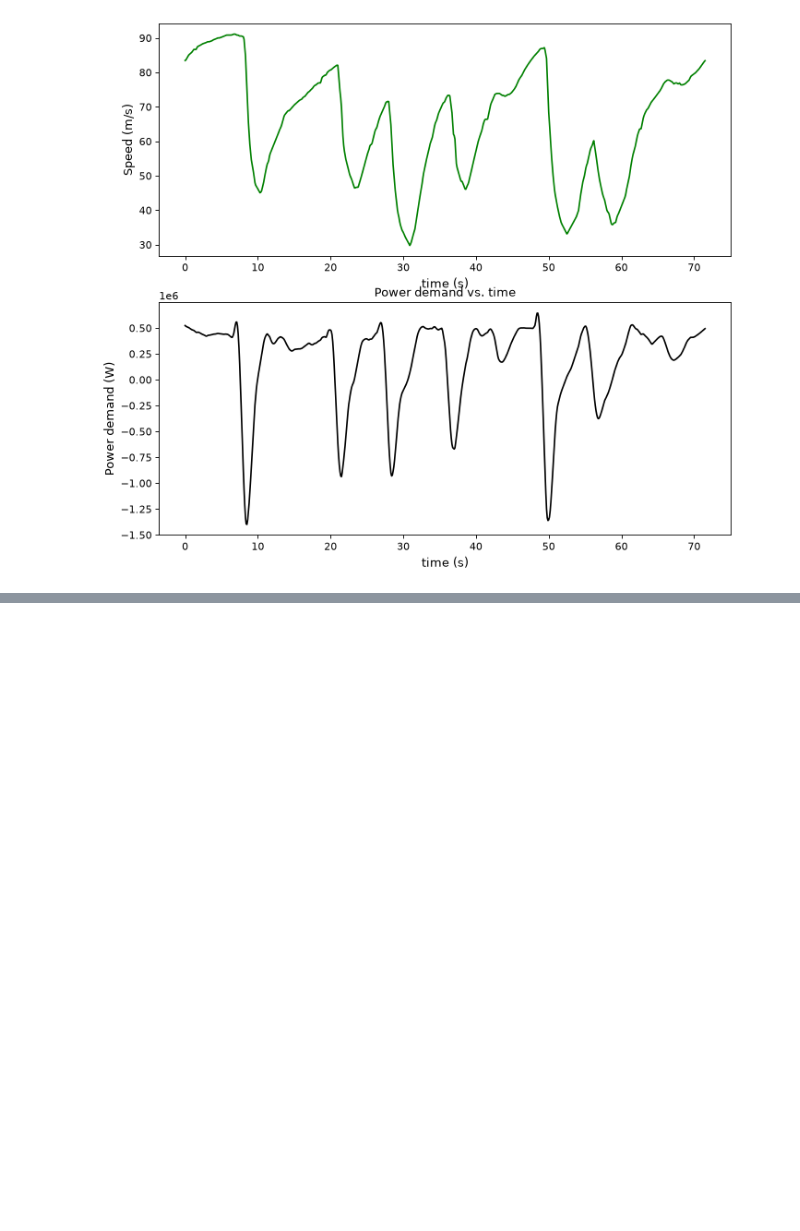
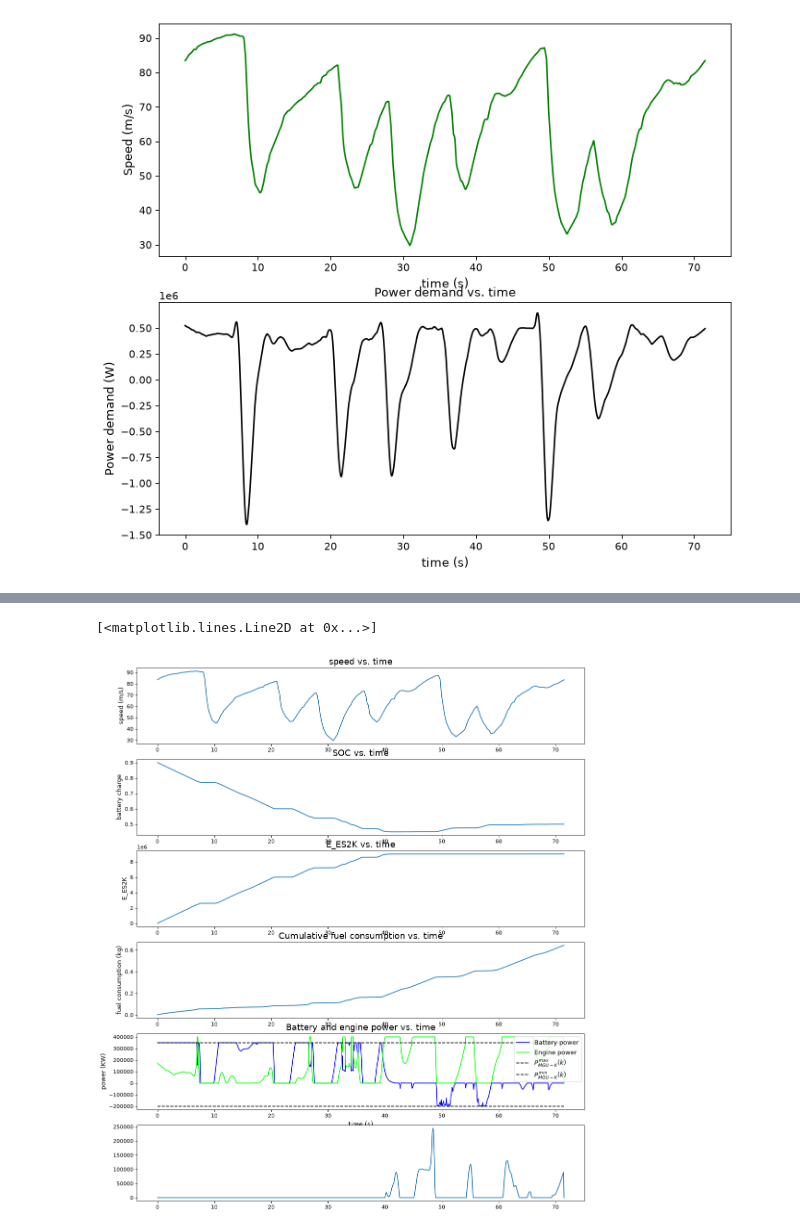
Before and after one commit to tommasoandina1/thermal-aware-ems-f1, a Jupyter notebook: Optimal_energy_DP.ipynb, the cells around one changed output, grey strips where cells are left out. Saved outputs shown, nothing was run; the diff lists cells and outputs as text; code cells hidden in the pictures; blank space fills up the shorter version.

Commit message:
add foward simulation

```diff
--- a/Optimal_energy_DP.ipynb
+++ b/Optimal_energy_DP.ipynb
@@ -107,8 +107,8 @@ plot.show()
 # %% [output]
 [figure]
 # %%
-SoC_grid = np.linspace(SOC_min,SOC_max, 100)
-E_ES2K_grid = np.linspace(0, E_ES2K_max, 100)
+SoC_grid = np.linspace(SOC_min,SOC_max, 50)
+E_ES2K_grid = np.linspace(0, E_ES2K_max, 50)
 
 #Grid size
 ns = len(SoC_grid) # No. of states
@@ -125,10 +125,12 @@ V = np.inf*np.ones((ns,ne,N+1))
 u_star = np.zeros((ns,ne, N))
 # %%
 # Boundary Condition of Value Function (Principle of Optimality)
-V[:,N] = 0
+V[:,:,N] = 0
 
 # Iterate backward in time
 for k in range(N-1,-1,-1):
+
+    interp_Vnext = RegularGridInterpolator((SoC_grid, E_ES2K_grid), V[:,:,k+1], bounds_error=False, fill_value=None)
     # Iterate over SOC
     for i in range(0,ns):
         #Iterate over E_ES2K
@@ -155,12 +157,11 @@ for k in range(N-1,-1,-1):
             # Cost-per-time-step, a.k.a. fuel consumed at each stage (vectorized for all P_batt_grid)
             g_k = m_dot * Delta_t
 
-            # compute next SOC using dynamics
+            # compute next SOC and E_ES2K using dynamics
             SoC_nxt = SoC_grid[i] - P_mguk_grid*Delta_t/(Q_bat * Voc)
             E_ES2K_next = E_ES2K_grid[j] + np.maximum(P_mguk_grid, 0)*Delta_t
 
             # Compute value function at nxt time step (need to interpolate)
-            interp_Vnext = RegularGridInterpolator((SoC_grid, E_ES2K_grid), V[:,:,k+1],bounds_error=False, fill_value=None)   # fill_value=None = estrapola invece di dare NaN)
             points = np.column_stack([SoC_nxt, E_ES2K_next])
             V_nxt = interp_Vnext(points)
 
@@ -172,0 +221,44 @@ for k in range(N-1,-1,-1):
+# %%
+## Plot Simulation Results
+plot.figure(num=4, figsize=(10, 25), dpi=80, facecolor='w', edgecolor='k')
+
+
+plot.subplot(6,1,1)
+# UDDS speed versus time
+plot.plot(t, v)
+plot.ylabel('speed (m/s)', fontsize=12)
+plot.title('speed vs. time', fontsize=16)
+
+
+plot.subplot(6,1,2)
+plot.plot(t, SOC_sim90)
+plot.ylabel('battery charge', fontsize=12)
+plot.title('SOC vs. time', fontsize=16)
+
+plot.subplot(6,1,3)
+plot.plot(t, E_ES2K_sim90)
+plot.ylabel('E_ES2K', fontsize=12)
+plot.title('E_ES2K vs. time', fontsize=16)
+
+plot.subplot(6,1,4)
+plot.plot(t, np.cumsum(J_sim90))
+plot.ylabel('fuel consumption (kg)', fontsize=12)
+plot.title('Cumulative fuel consumption vs. time', fontsize=16)
+
+
+plot.subplot(6,1,5)
+plot.plot(t, P_MGUK_sim90, 'blue', label='Battery power')
+plot.plot(t, P_eng_sim90, 'lime', label='Engine power')
+plot.plot(t, P_MGU_max*np.ones(t.shape), 'k--', label=r'$P_{MGU-K}^{max}(k)$')
+plot.plot(t, P_MGU_min*np.ones(t.shape), 'k--', label=r'$P_{MGU-K}^{min}(k)$')
+plot.ylabel('power (KW)', fontsize=12)
+plot.title('Battery and engine power vs. time', fontsize=16)
+plot.xlabel('time (s)', fontsize=12)
+plot.legend(loc=1, fontsize=12)
+
+
+plot.subplot(6,1,6)
+plot.plot(t, shortfall90)
+# %% [output]
+[<matplotlib.lines.Line2D at 0x...>]
+[figure, added]
```
Also changed, not shown: parts of 2 cells of this notebook.
